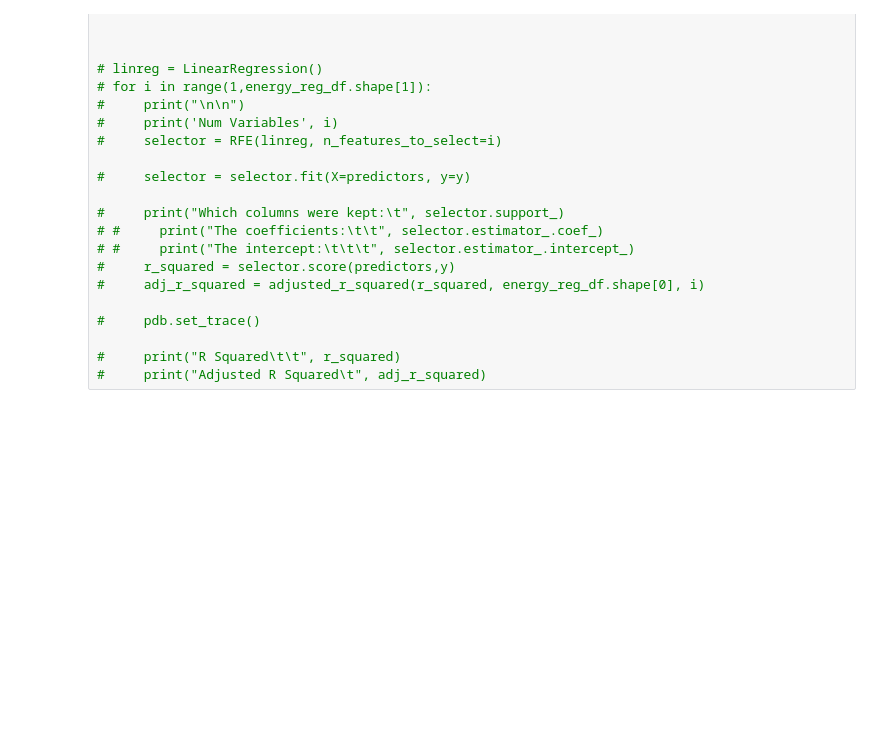
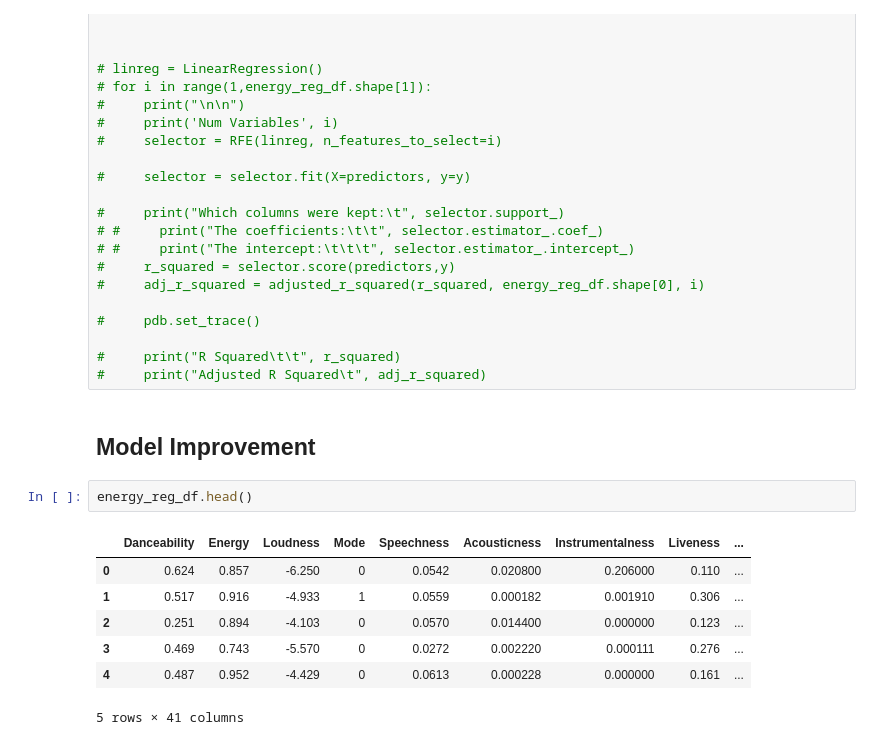
Before and after one commit to QED0711/spotify-predictive-analysis, a Jupyter notebook: exploration/072919_numerical_linear_regression_exploration.ipynb, the cells around one changed output. Drawn from its saved outputs; the diff is of its cells as text; blank space fills up the shorter version.

```diff
--- a/exploration/072919_numerical_linear_regression_exploration.ipynb
+++ b/exploration/072919_numerical_linear_regression_exploration.ipynb
@@ -179,3 +194,15 @@ _Note: depending on the number of variables, this will take a while to run._
 
 #     print("R Squared\t\t", r_squared)
 #     print("Adjusted R Squared\t", adj_r_squared)
+# %% [markdown]
+## Model Improvement
+# %%
+energy_reg_df.head()
+# %% [output]
+|  | Danceability | Energy | Loudness | Mode | Speechness | Acousticness | Instrumentalness | Liveness | ... |
+| 0 | 0.624 | 0.857 | -6.250 | 0 | 0.0542 | 0.020800 | 0.206000 | 0.110 | ... |
+| 1 | 0.517 | 0.916 | -4.933 | 1 | 0.0559 | 0.000182 | 0.001910 | 0.306 | ... |
+| 2 | 0.251 | 0.894 | -4.103 | 0 | 0.0570 | 0.014400 | 0.000000 | 0.123 | ... |
+| 3 | 0.469 | 0.743 | -5.570 | 0 | 0.0272 | 0.002220 | 0.000111 | 0.276 | ... |
+| 4 | 0.487 | 0.952 | -4.429 | 0 | 0.0613 | 0.000228 | 0.000000 | 0.161 | ... |
+5 rows × 41 columns
```
Also changed, not shown: parts of 13 cells of this notebook, 1 other file.
